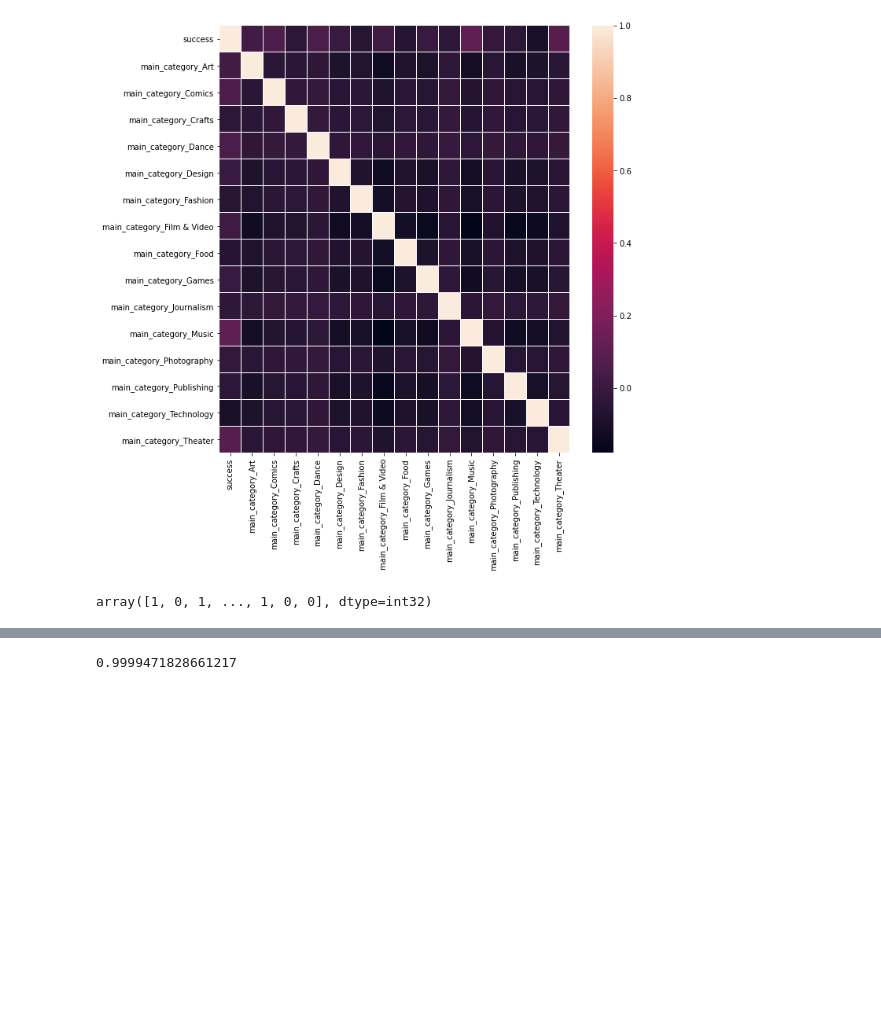
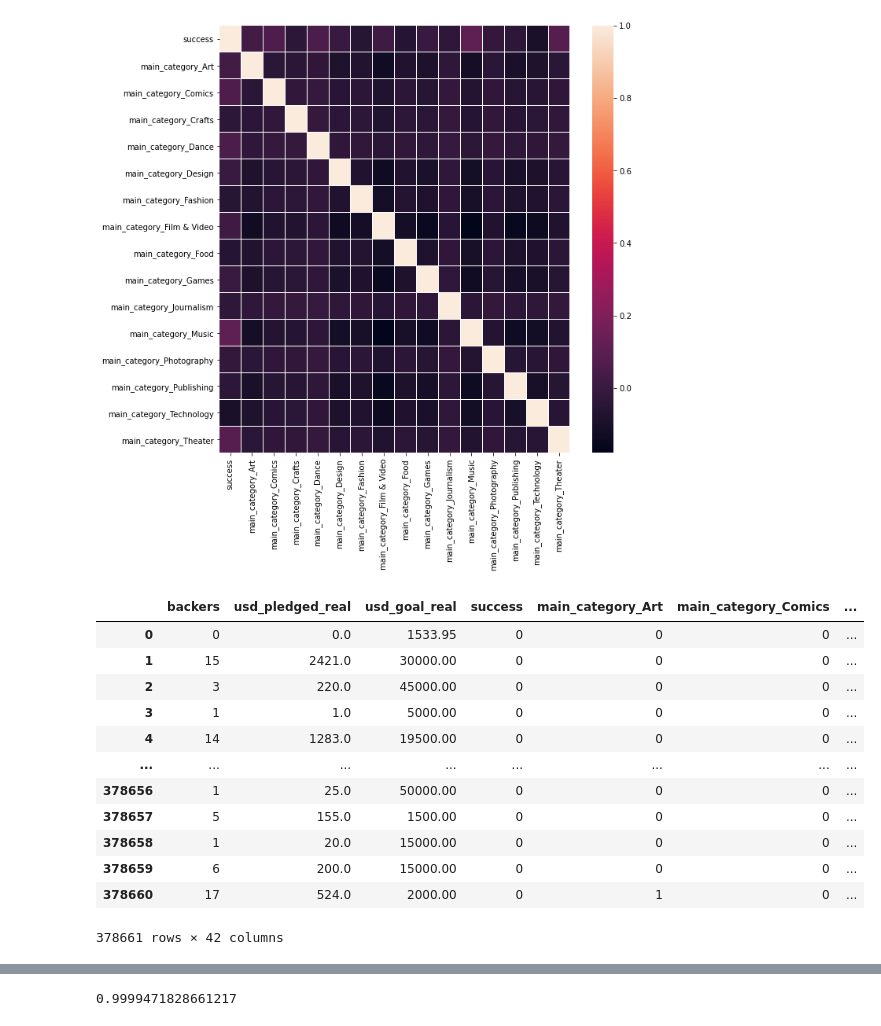
Before and after one commit to mohitpeshwani/Kickstarter-prediction-system, a Jupyter notebook: Notebook/Prediction Model.ipynb, the cells around one changed output, grey strips where cells are left out. Cells and saved outputs as stored; diff of their text form; code cells hidden in the pictures; blank space fills up the shorter version.

```diff
--- a/Notebook/Prediction Model.ipynb
+++ b/Notebook/Prediction Model.ipynb
@@ -294,6 +294,22 @@ def get_score(model,x_train,x_test,y_train,y_test):
 X_train, X_test, y_train, y_test = train_test_split(df_encoded.drop(['success'], axis='columns').values,
                                                     df_encoded.success,
                                                     test_size=0.2)
+# %%
+df_encoded
+# %% [output]
+|  | backers | usd_pledged_real | usd_goal_real | success | main_category_Art | main_category_Comics | ... |
+| 0 | 0 | 0.0 | 1533.95 | 0 | 0 | 0 | ... |
+| 1 | 15 | 2421.0 | 30000.00 | 0 | 0 | 0 | ... |
+| 2 | 3 | 220.0 | 45000.00 | 0 | 0 | 0 | ... |
+| 3 | 1 | 1.0 | 5000.00 | 0 | 0 | 0 | ... |
+| 4 | 14 | 1283.0 | 19500.00 | 0 | 0 | 0 | ... |
+| ... | ... | ... | ... | ... | ... | ... | ... |
+| 378656 | 1 | 25.0 | 50000.00 | 0 | 0 | 0 | ... |
+| 378657 | 5 | 155.0 | 1500.00 | 0 | 0 | 0 | ... |
+| 378658 | 1 | 20.0 | 15000.00 | 0 | 0 | 0 | ... |
+| 378659 | 6 | 200.0 | 15000.00 | 0 | 0 | 0 | ... |
+| 378660 | 17 | 524.0 | 2000.00 | 0 | 1 | 0 | ... |
+378661 rows × 42 columns
 # %%
 score_rfc=[]
 score_bayes=[]
@@ -304,9 +320,7 @@ score_knn=[]
 from sklearn.tree import DecisionTreeClassifier
 dtc=DecisionTreeClassifier()
 dtc.fit(X_train,y_train)
-dtc.predict(X_test)
+y_pred=dtc.predict(X_test)
-# %% [output]
-array([1, 0, 1, ..., 1, 0, 0], dtype=int32)
 # %%
 accuracy=dtc.score(X_test,y_test)
 print(accuracy)
```
Also changed, not shown: parts of 18 cells of this notebook.
